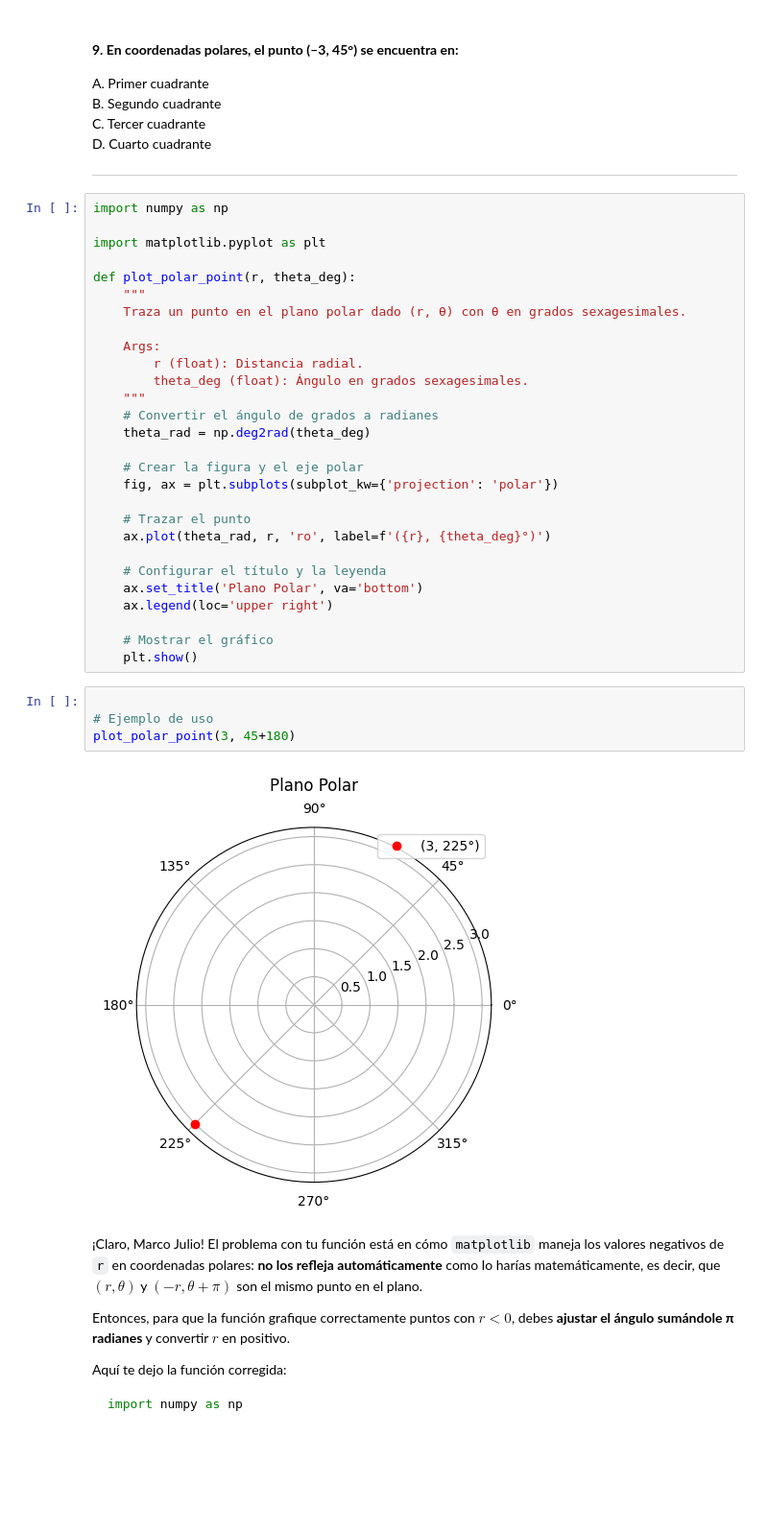
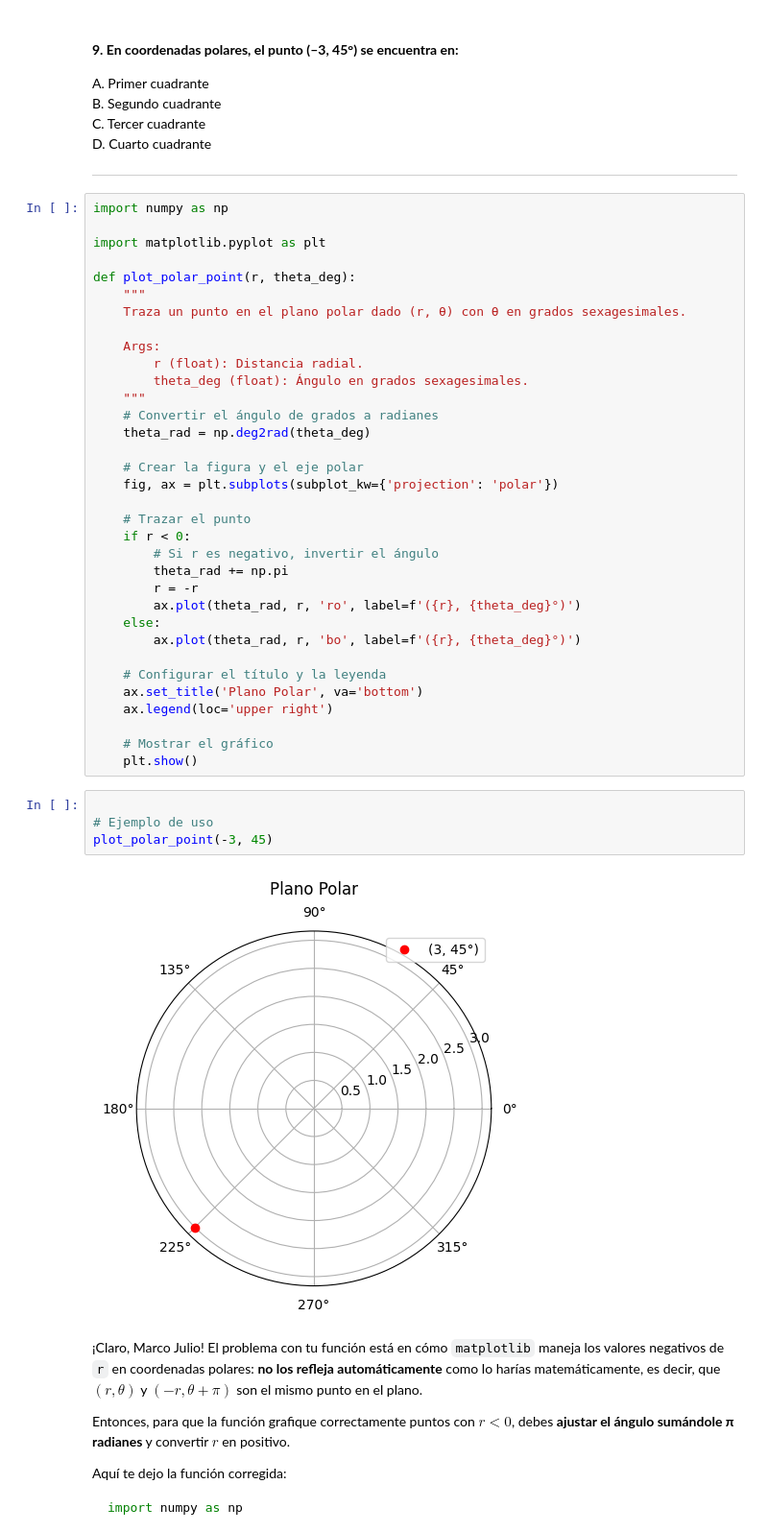
Before and after one commit to marco-canas/ing_software_joseph, a Jupyter notebook: 5_icfes/2_implementacion/2_math/1_geometria/2_geo_espacio/2_polares/1_polares.ipynb, the cells around one changed output. Shown: that part at 96% size. Drawn from its saved outputs; the diff is of its cells as text; blank space fills up the shorter version.

Commit message:
cree un recurso para trazar gráfico de una ecuación polar.

```diff
--- a/5_icfes/2_implementacion/2_math/1_geometria/2_geo_espacio/2_polares/1_polares.ipynb
+++ b/5_icfes/2_implementacion/2_math/1_geometria/2_geo_espacio/2_polares/1_polares.ipynb
@@ -381,7 +430,13 @@ def plot_polar_point(r, theta_deg):
     fig, ax = plt.subplots(subplot_kw={'projection': 'polar'})
 
     # Trazar el punto
-    ax.plot(theta_rad, r, 'ro', label=f'({r}, {theta_deg}°)')
+    if r < 0:
+        # Si r es negativo, invertir el ángulo
+        theta_rad += np.pi
+        r = -r
+        ax.plot(theta_rad, r, 'ro', label=f'({r}, {theta_deg}°)')
+    else:
+        ax.plot(theta_rad, r, 'bo', label=f'({r}, {theta_deg}°)')
 
     # Configurar el título y la leyenda
     ax.set_title('Plano Polar', va='bottom')
@@ -392,9 +447,9 @@ def plot_polar_point(r, theta_deg):
 # %%
 
 # Ejemplo de uso
-plot_polar_point(3, 45+180)
+plot_polar_point(-3, 45)
 # %% [output]
-[figure, old version]
+[figure, new version]
 # %% [markdown]
 ¡Claro, Marco Julio! El problema con tu función está en cómo `matplotlib` maneja los valores negativos de `r` en coordenadas polares: **no los refleja automáticamente** como lo harías matemáticamente, es decir, que $(r, \theta)$ y $(-r, \theta + \pi)$ son el mismo punto en el plano.
 
```
Also changed, not shown: parts of 3 cells of this notebook, 2 other files.
